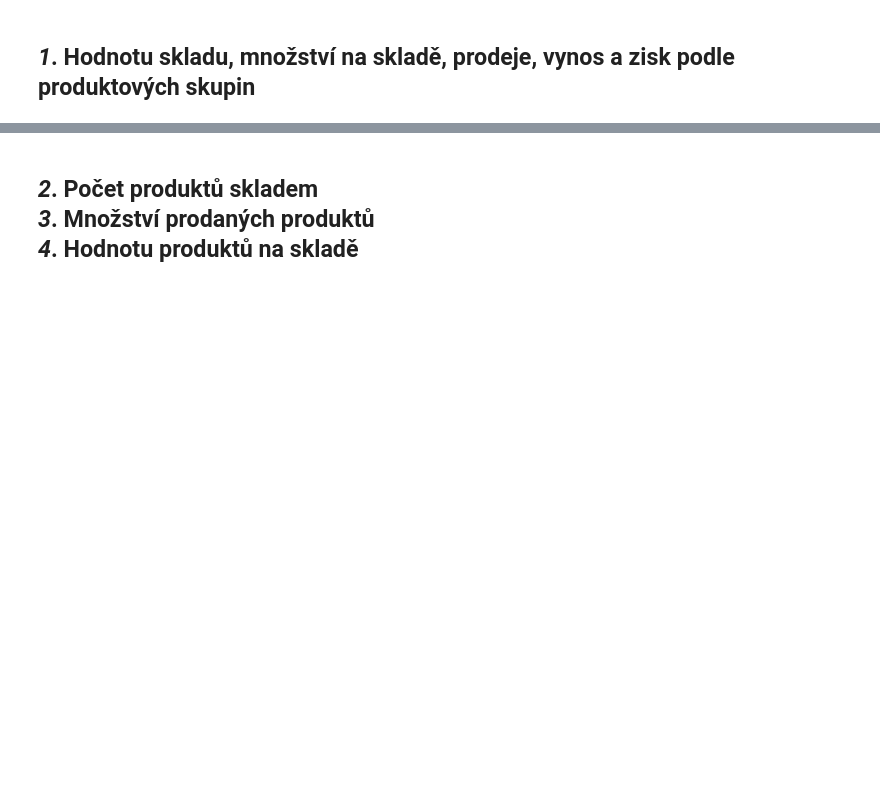
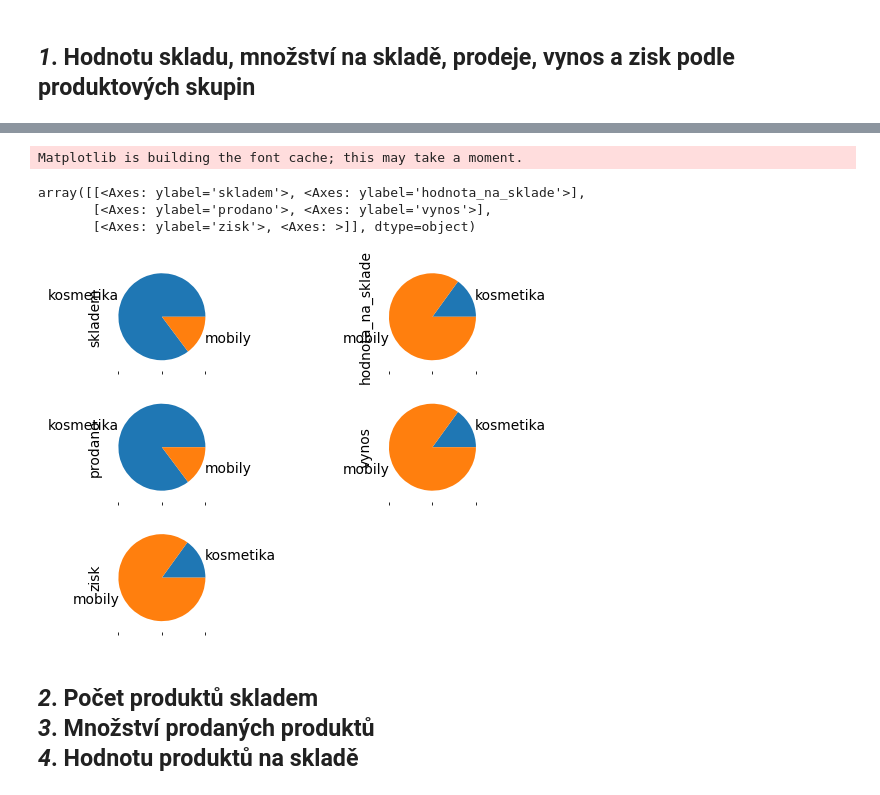
Before and after one commit to nowakovad-stack/DAPYTPCS20251013, a Jupyter notebook: training/pyA_business-analyza.ipynb, the cells around one changed output, grey strips where cells are left out. Drawn from its saved outputs; the diff is of its cells as text; code cells hidden in the pictures; blank space fills up the shorter version.

```diff
--- a/training/pyA_business-analyza.ipynb
+++ b/training/pyA_business-analyza.ipynb
@@ -41,5 +162,7 @@ kosmetika[COL_SKUPINA] = 'kosmetika'
 mobily[COL_SKUPINA] = 'mobily'
 # %% [markdown]
 2. spojíme obě datové sady do jednoho `DataFame`
+# %%
+sklad= pandas.concat([kosmetika, mobily]).set_index(COL_ID)
 # %% [markdown]
 ### Doplníme si do skladu další hodnoty
@@ -45,0 +195,3 @@ mobily[COL_SKUPINA] = 'mobily'
+# %%
+sklad[[COL_NAKUP,COL_SKLADEM,COL_PRODANO, COL_PRODUKT]] = sklad.apply(init_store,axis=1,result_type="expand")
+sklad
@@ -78,3 +335,27 @@ počet položek produktu; TOP15
+# %%
+# používej předdefinované konstanty
+COL_ID = 'pid'
+COL_MODEL = 'Model'
+COL_BEZDPH = 'bez_dph'
+COL_SDPH = 's_dph'
+COL_PRODUKT = 'Produkt'
+COL_NAKUP = 'cena_nakup'
+COL_SKLADEM = 'skladem'
+COL_PRODANO = 'prodano'
+COL_SKUPINA = 'skupina'
+COL_HODNOTA = 'hodnota_na_sklade'
+COL_VYNOS = 'vynos'
+COL_ZISK = 'zisk'
+COL_MARZE = 'marze'
+
+sklad['hodnota_na_sklade'] = sklad[COL_BEZDPH] * sklad[COL_PRODANO]
+sklad['vynos'] = (sklad[COL_BEZDPH] * sklad[COL_PRODANO])
+sklad['zisk'] = (sklad[COL_BEZDPH] - sklad[COL_NAKUP]) * sklad[COL_PRODANO]
+sklad['marze'] = (sklad[COL_ZISK] - sklad[COL_VYNOS]) * 100
 # %% [markdown]
 *1*. Hodnotu skladu, množství na skladě, prodeje, vynos a zisk podle produktových skupin
 -----------------------------------
+# %%
+skupiny = sklad[[COL_SKUPINA, COL_SKLADEM, COL_HODNOTA, COL_PRODANO, COL_VYNOS, COL_ZISK]] \
+    .groupby(COL_SKUPINA).sum()
+skupiny
@@ -81,3 +396,12 @@ počet položek produktu; TOP15
+# %%
+#skupiny[COL_SKLADEM].plot-pie()
+skupiny.plot.pie(subplots=True,legend=False, layout=(3,2))
+# %% [output]
+Matplotlib is building the font cache; this may take a moment.
+array([[<Axes: ylabel='skladem'>, <Axes: ylabel='hodnota_na_sklade'>],
+       [<Axes: ylabel='prodano'>, <Axes: ylabel='vynos'>],
+       [<Axes: ylabel='zisk'>, <Axes: >]], dtype=object)
+[figure, added]
 # %% [markdown]
 *2*. Počet produktů skladem
 *3*. Množství prodaných produktů
```
Also changed, not shown: parts of 25 cells of this notebook, 9 other files.
